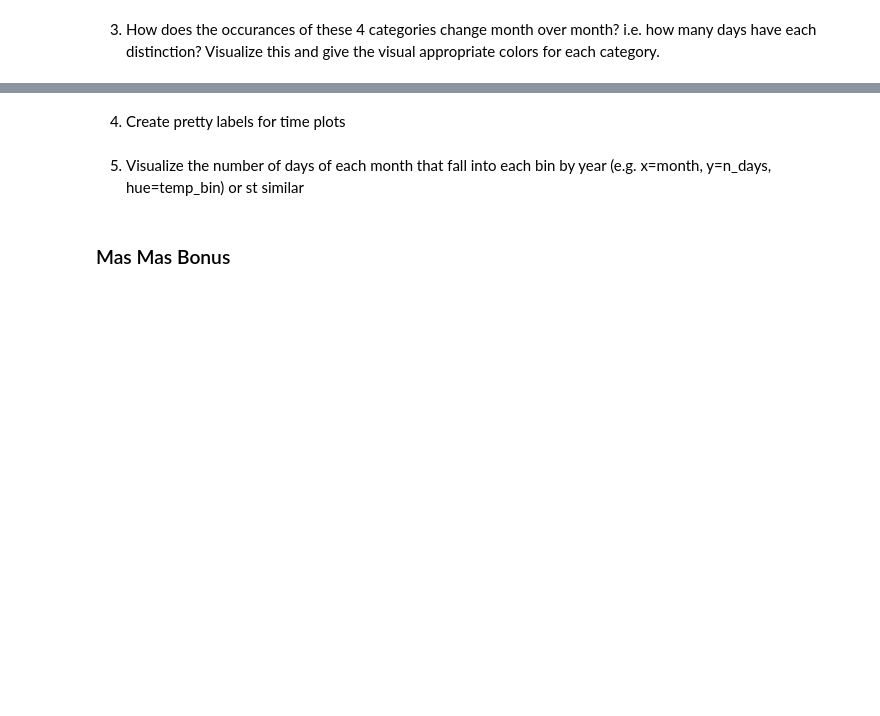
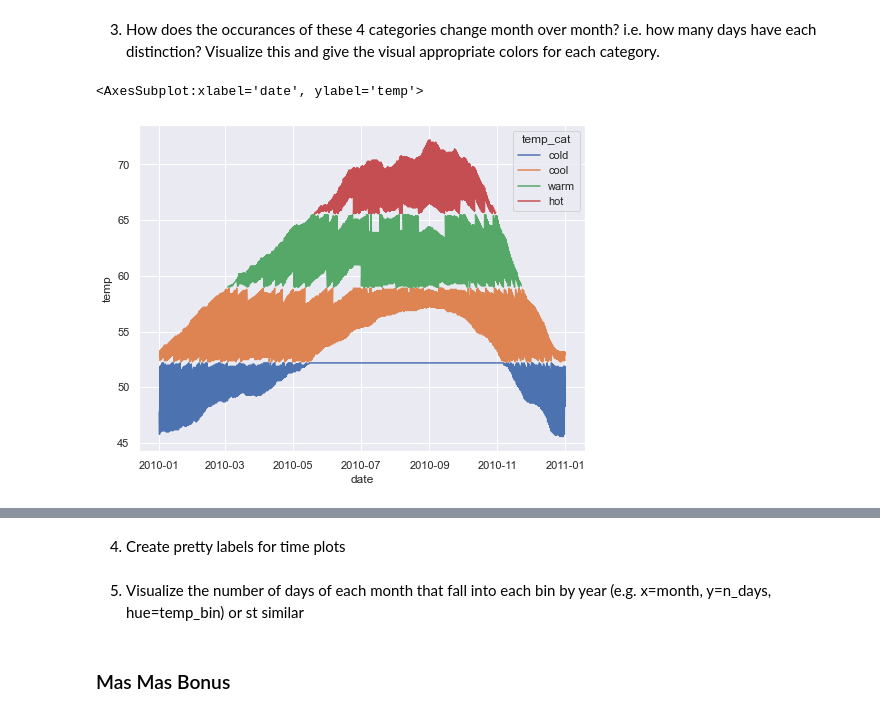
Before and after one commit to Tyler-Applegate/time-series-exercises, a Jupyter notebook: working_with_time_series.ipynb, the cells around one changed output, grey strips where cells are left out. Saved outputs shown, nothing was run; the diff lists cells and outputs as text; code cells hidden in the pictures; blank space fills up the shorter version.

```diff
--- a/working_with_time_series.ipynb
+++ b/working_with_time_series.ipynb
@@ -417,3 +439,6 @@ plt.show()
 ### Mas Bonus
 # %% [markdown]
 1. Use the sf_temps dataset
+# %%
+df = data.sf_temps()
+df.head()
@@ -420,2 +452,8 @@ plt.show()
+# %%
+# reset date to index...
+df = prepare.index_reset(df, 'date')
 # %% [markdown]
 2. Create 4 categories for temperature, cold, cool, warm, hot (hint: use pd.cut or pd.qcut for this)
+# %%
+df['temp_cat'] = pd.cut(x= df['temp'], bins=4, labels=['cold', 'cool', 'warm', 'hot'])
+df.head()
@@ -423,0 +472,5 @@ plt.show()
+# %%
+sns.lineplot(data = df, x = 'date', y = 'temp', ci = 0, hue = 'temp_cat')
+# %% [output]
+<AxesSubplot:xlabel='date', ylabel='temp'>
+[figure, added]
```
Also changed, not shown: parts of 10 cells of this notebook, 1 other file.
